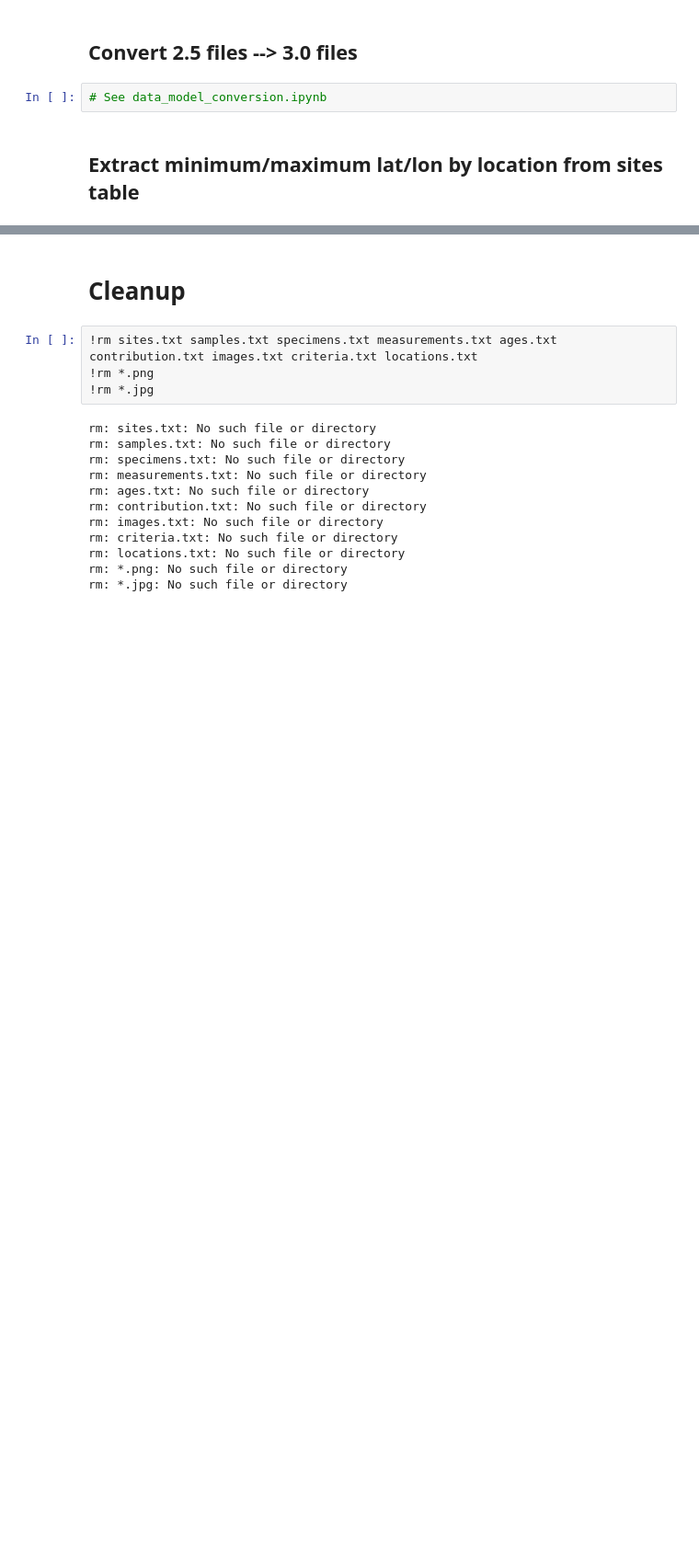
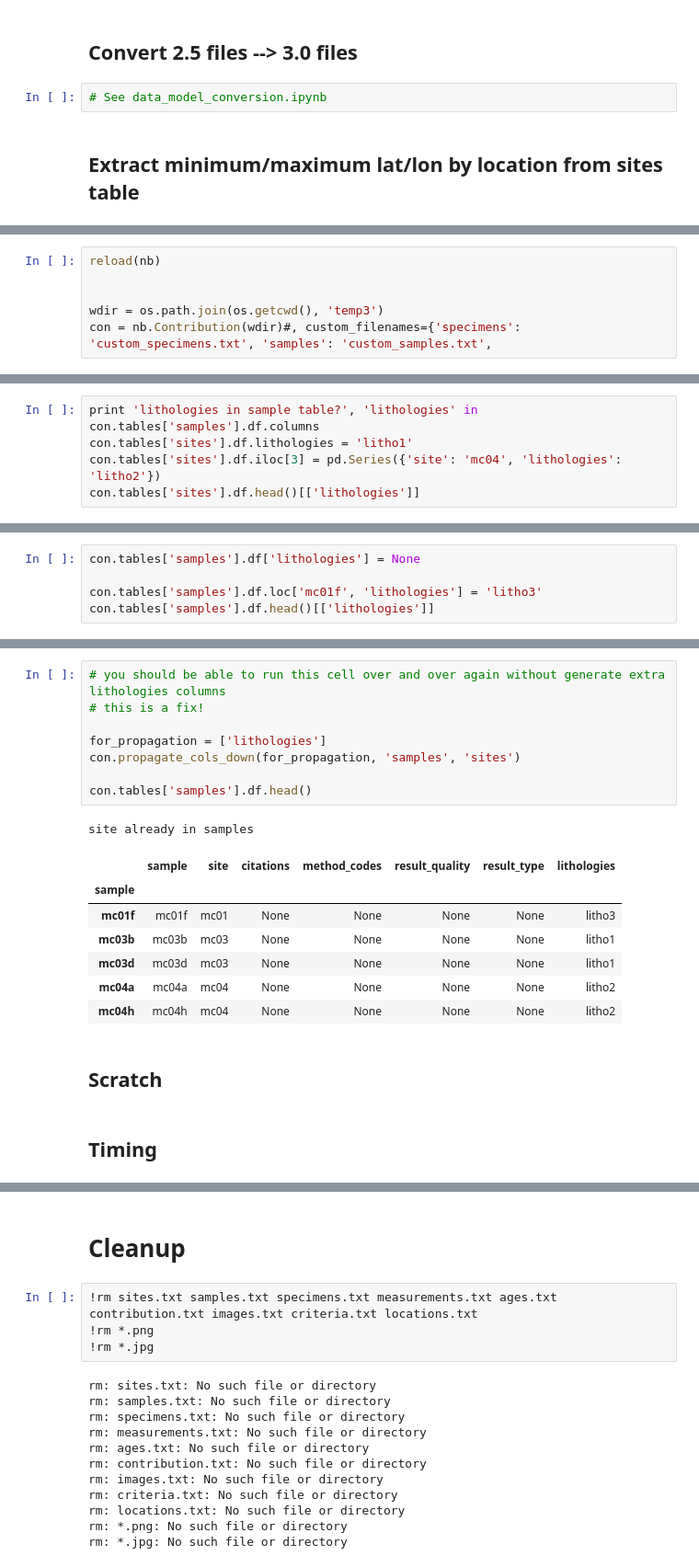
Before and after one commit to PmagPy/PmagPy, a Jupyter notebook: Intro to MagIC Contributions.ipynb, the cells around one changed output, grey strips where cells are left out. Shown at 92% size. Saved outputs shown, nothing was run; the diff lists cells and outputs as text; blank space fills up the shorter version.

Commit message:
Pmag GUI 3: make back button work in grid step (fix nb.propagate_cols_down so that it can be run over and over without generating endless duplicate columns)

```diff
--- a/Intro to MagIC Contributions.ipynb
+++ b/Intro to MagIC Contributions.ipynb
@@ -569,0 +575,6 @@ Name: lat, dtype: float64
+# %%
+reload(nb)
+
+
+wdir = os.path.join(os.getcwd(), 'temp3')
+con = nb.Contribution(wdir)#, custom_filenames={'specimens': 'custom_specimens.txt', 'samples': 'custom_samples.txt',
@@ -569,0 +587,5 @@ Name: lat, dtype: float64
+# %%
+print 'lithologies in sample table?', 'lithologies' in con.tables['samples'].df.columns
+con.tables['sites'].df.lithologies = 'litho1'
+con.tables['sites'].df.iloc[3] = pd.Series({'site': 'mc04', 'lithologies': 'litho2'})
+con.tables['sites'].df.head()[['lithologies']]
@@ -569,0 +601,5 @@ Name: lat, dtype: float64
+# %%
+con.tables['samples'].df['lithologies'] = None
+
+con.tables['samples'].df.loc['mc01f', 'lithologies'] = 'litho3'
+con.tables['samples'].df.head()[['lithologies']]
@@ -569,0 +614,21 @@ Name: lat, dtype: float64
+# %%
+# you should be able to run this cell over and over again without generate extra lithologies columns
+# this is a fix!
+
+for_propagation = ['lithologies']
+con.propagate_cols_down(for_propagation, 'samples', 'sites')
+
+con.tables['samples'].df.head()
+# %% [output]
+site already in samples
+|  | sample | site | citations | method_codes | result_quality | result_type | lithologies |
+| sample |  |  |  |  |  |  |  |
+| mc01f | mc01f | mc01 | None | None | None | None | litho3 |
+| mc03b | mc03b | mc03 | None | None | None | None | litho1 |
+| mc03d | mc03d | mc03 | None | None | None | None | litho1 |
+| mc04a | mc04a | mc04 | None | None | None | None | litho2 |
+| mc04h | mc04h | mc04 | None | None | None | None | litho2 |
+# %% [markdown]
+## Scratch
+# %% [markdown]
+## Timing
```
Also changed, not shown: parts of 7 cells of this notebook, 2 other files.
